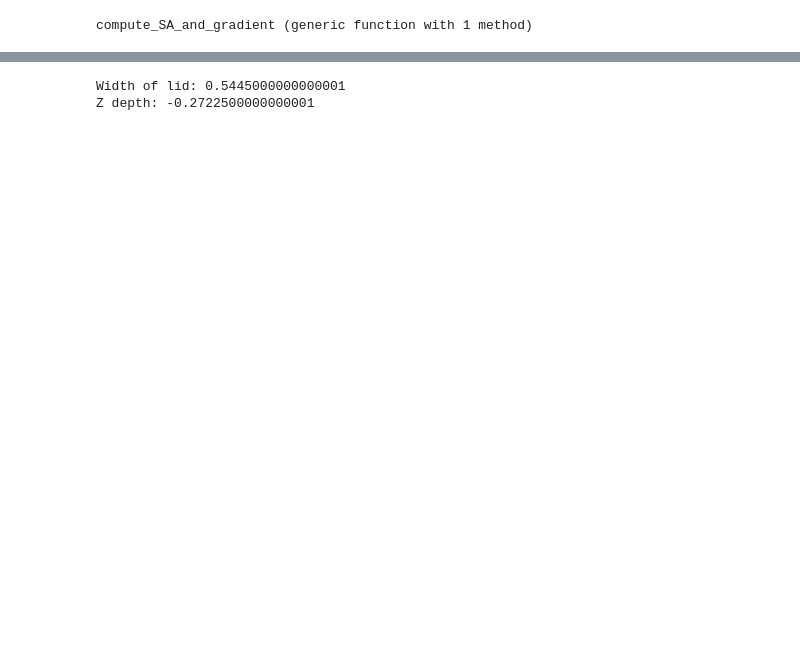
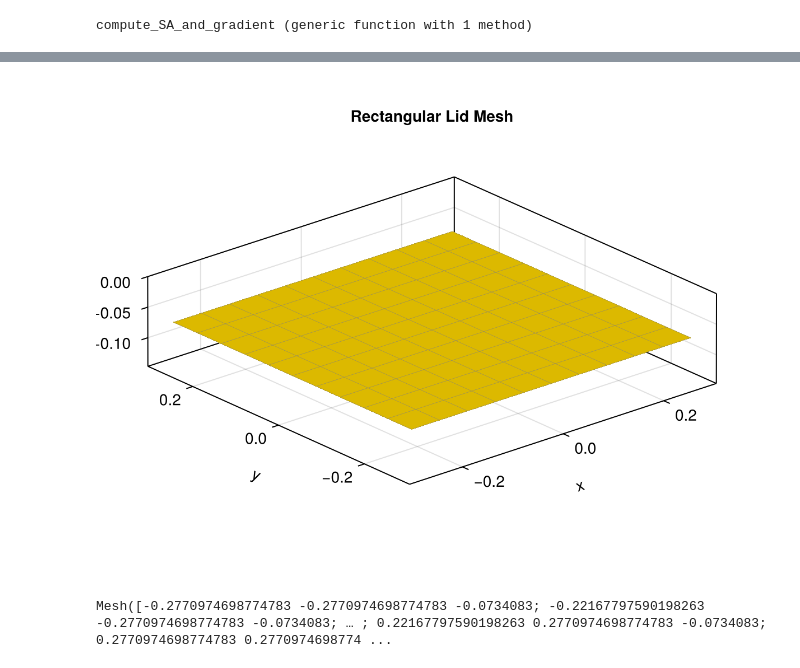
Before and after one commit to collin-treacy/MarineHydro.jl, a Jupyter notebook: dev/mesh_development_with_lid.ipynb, the cells around one changed output, grey strips where cells are left out. Saved outputs shown, nothing was run; the diff lists cells and outputs as text; code cells hidden in the pictures; blank space fills up the shorter version.

```diff
--- a/dev/mesh_development_with_lid.ipynb
+++ b/dev/mesh_development_with_lid.ipynb
@@ -298,16 +268,56 @@ plot!(omegas, vec(mhresults_with_lid.radiation_damping),
 # %%
-using PyCall
-cpt = pyimport("capytaine")
+# using PyCall
+# cpt = pyimport("capytaine")
 
-cpt_mesh = cpt.mesh_vertical_cylinder(
-    length=draft*2, radius=radius_at_surface, center=(0, 0, 0), faces_max_radius=faces_max_radius/2,
-    ).immersed_part()
-cpt_lid_mesh = cpt_mesh.generate_lid(z=cpt_mesh.lowest_lid_position(omega_max=maximum(omegas)))
-width_of_lid = 2*maximum(cpt_lid_mesh.vertices[:,1])
-println("Width of lid: $width_of_lid")
-println("Z depth: $(cpt_lid_mesh.vertices[1,1])")
+# cpt_mesh = cpt.mesh_vertical_cylinder(
+#     length=draft*2, radius=radius_at_surface, center=(0, 0, 0), faces_max_radius=faces_max_radius/2,
+#     ).immersed_part()
+# cpt_lid_mesh = cpt_mesh.generate_lid(z=cpt_mesh.lowest_lid_position(omega_max=maximum(omegas)))
+# width_of_lid = 2*maximum(cpt_lid_mesh.vertices[:,1])
+# println("Width of lid: $width_of_lid")
+# println("Z depth: $(cpt_lid_mesh.vertices[1,1])")
-# %% [output]
-Width of lid: 0.5445000000000001
-Z depth: -0.2722500000000001
+# %%
+# function for lid
+
+function generate_lid_for_axisymmetric_geom(x, show_lid)
+
+    # fixed parameters
+    x_mean = 0.0
+    y_mean = 0.0
+    reduce_scale = 0.95
+    n_panels_x = 10
+    n_panels_y = 10
+    z_value = -0.0734083
+
+    # changable parameters
+    radius_at_surface = r_side[1]
+    width = radius_at_surface * (2/sqrt(2)) * reduce_scale
+    x_min_lid = x_mean - width/2
+    x_max_lid = x_mean + width/2
+    y_min_lid = y_mean - width/2
+    y_max_lid = y_mean + width/2
+
+    mesh = rectangular_lid_mesh(x_min_lid, x_max_lid, y_min_lid, y_max_lid, n_panels_x, n_panels_y, z_value)
+    if show_lid
+        fig = Makie.Figure()
+        ax = Makie.Axis3(fig[1, 1], title = "Rectangular Lid Mesh", aspect = :data)
+        Meshes.viz!(ax, mesh, color=:gold, showsegments=true, segmentcolor=:grey50, segmentsize=0.25)
+        display(fig)
+    end
+    return Mesh(mesh)
+end
+
+function generate_lid_for_axisymmetric_geom(x_val)
+    return generate_lid_for_axisymmetric_geom(x_val, false)
+end
+
+
+
+show_lid=true
+lid_mesh = generate_lid_for_axisymmetric_geom(x_val, show_lid)
+generate_lid_for_axisymmetric_geom(x_val)
+# %% [output]
+[figure, added]
+Mesh([-0.2770974698774783 -0.2770974698774783 -0.0734083; -0.22167797590198263 -0.2770974698774783 -0.0734083; … ; 0.22167797590198263 0.2770974698774783 -0.0734083; 0.2770974698774783 0.2770974698774 ...
 # %%
 # Make one big compute function
```
Also changed, not shown: parts of 24 cells of this notebook, 1 other file.
